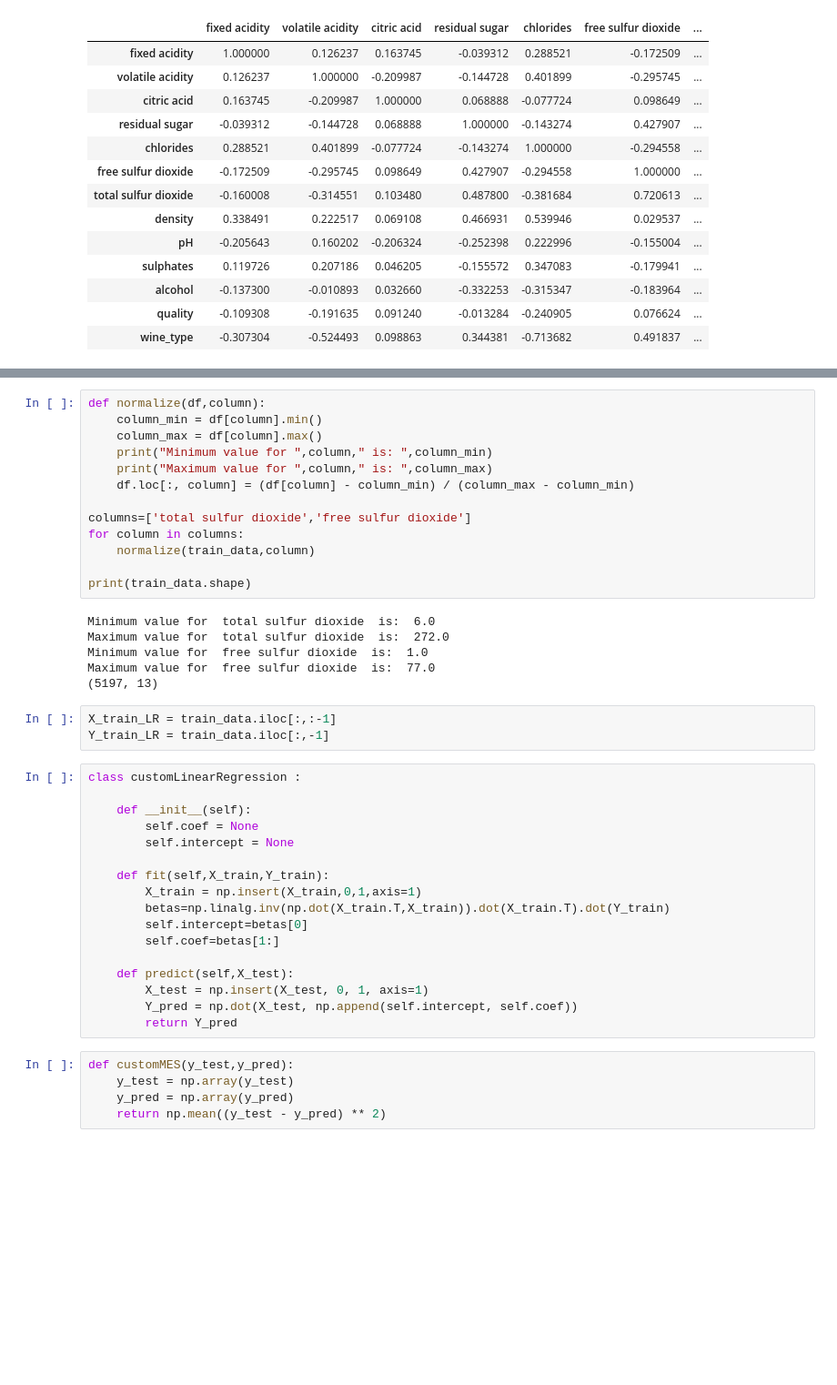
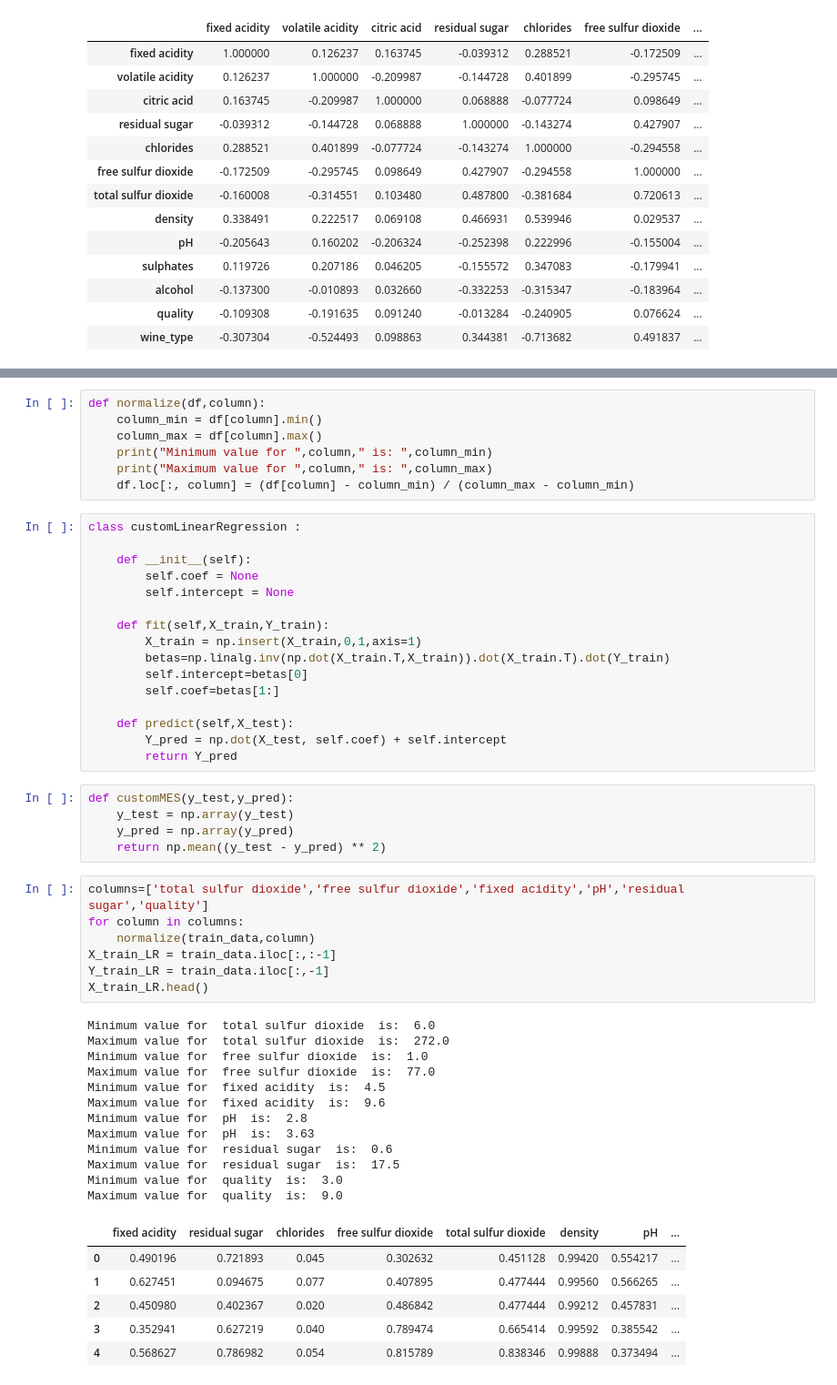
Before and after one commit to Ganesh-Kdt/Classification-and-Regression-Model-From-Scratch, a Jupyter notebook: ganeshdi_sushreen_assignment1_part3.ipynb, the cells around one changed output, grey strips where cells are left out. Shown at 91% size. Cells and saved outputs as stored; diff of their text form; blank space fills up the shorter version.

```diff
--- a/ganeshdi_sushreen_assignment1_part3.ipynb
+++ b/ganeshdi_sushreen_assignment1_part3.ipynb
@@ -158,21 +163,6 @@ def normalize(df,column):
     print("Minimum value for ",column," is: ",column_min)
     print("Maximum value for ",column," is: ",column_max)
     df.loc[:, column] = (df[column] - column_min) / (column_max - column_min)
-
-columns=['total sulfur dioxide','free sulfur dioxide']
-for column in columns:
-    normalize(train_data,column)
-
-print(train_data.shape)
-# %% [output]
-Minimum value for  total sulfur dioxide  is:  6.0
-Maximum value for  total sulfur dioxide  is:  272.0
-Minimum value for  free sulfur dioxide  is:  1.0
-Maximum value for  free sulfur dioxide  is:  77.0
-(5197, 13)
-# %%
-X_train_LR = train_data.iloc[:,:-1]
-Y_train_LR = train_data.iloc[:,-1]
 # %%
 class customLinearRegression :
 
@@ -187,14 +177,39 @@ class customLinearRegression :
         self.coef=betas[1:]
 
     def predict(self,X_test):
-        X_test = np.insert(X_test, 0, 1, axis=1)
-        Y_pred = np.dot(X_test, np.append(self.intercept, self.coef))
+        Y_pred = np.dot(X_test, self.coef) + self.intercept
         return Y_pred
 # %%
 def customMES(y_test,y_pred):
     y_test = np.array(y_test)
     y_pred = np.array(y_pred)
     return np.mean((y_test - y_pred) ** 2)
+# %%
+columns=['total sulfur dioxide','free sulfur dioxide','fixed acidity','pH','residual sugar','quality']
+for column in columns:
+    normalize(train_data,column)
+X_train_LR = train_data.iloc[:,:-1]
+Y_train_LR = train_data.iloc[:,-1]
+X_train_LR.head()
+# %% [output]
+Minimum value for  total sulfur dioxide  is:  6.0
+Maximum value for  total sulfur dioxide  is:  272.0
+Minimum value for  free sulfur dioxide  is:  1.0
+Maximum value for  free sulfur dioxide  is:  77.0
+Minimum value for  fixed acidity  is:  4.5
+Maximum value for  fixed acidity  is:  9.6
+Minimum value for  pH  is:  2.8
+Maximum value for  pH  is:  3.63
+Minimum value for  residual sugar  is:  0.6
+Maximum value for  residual sugar  is:  17.5
+Minimum value for  quality  is:  3.0
+Maximum value for  quality  is:  9.0
+|  | fixed acidity | residual sugar | chlorides | free sulfur dioxide | total sulfur dioxide | density | pH | ... |
+| 0 | 0.490196 | 0.721893 | 0.045 | 0.302632 | 0.451128 | 0.99420 | 0.554217 | ... |
+| 1 | 0.627451 | 0.094675 | 0.077 | 0.407895 | 0.477444 | 0.99560 | 0.566265 | ... |
+| 2 | 0.450980 | 0.402367 | 0.020 | 0.486842 | 0.477444 | 0.99212 | 0.457831 | ... |
+| 3 | 0.352941 | 0.627219 | 0.040 | 0.789474 | 0.665414 | 0.99592 | 0.385542 | ... |
+| 4 | 0.568627 | 0.786982 | 0.054 | 0.815789 | 0.838346 | 0.99888 | 0.373494 | ... |
 # %%
 lr = customLinearRegression()
 
```
Also changed, not shown: parts of 14 cells of this notebook.
